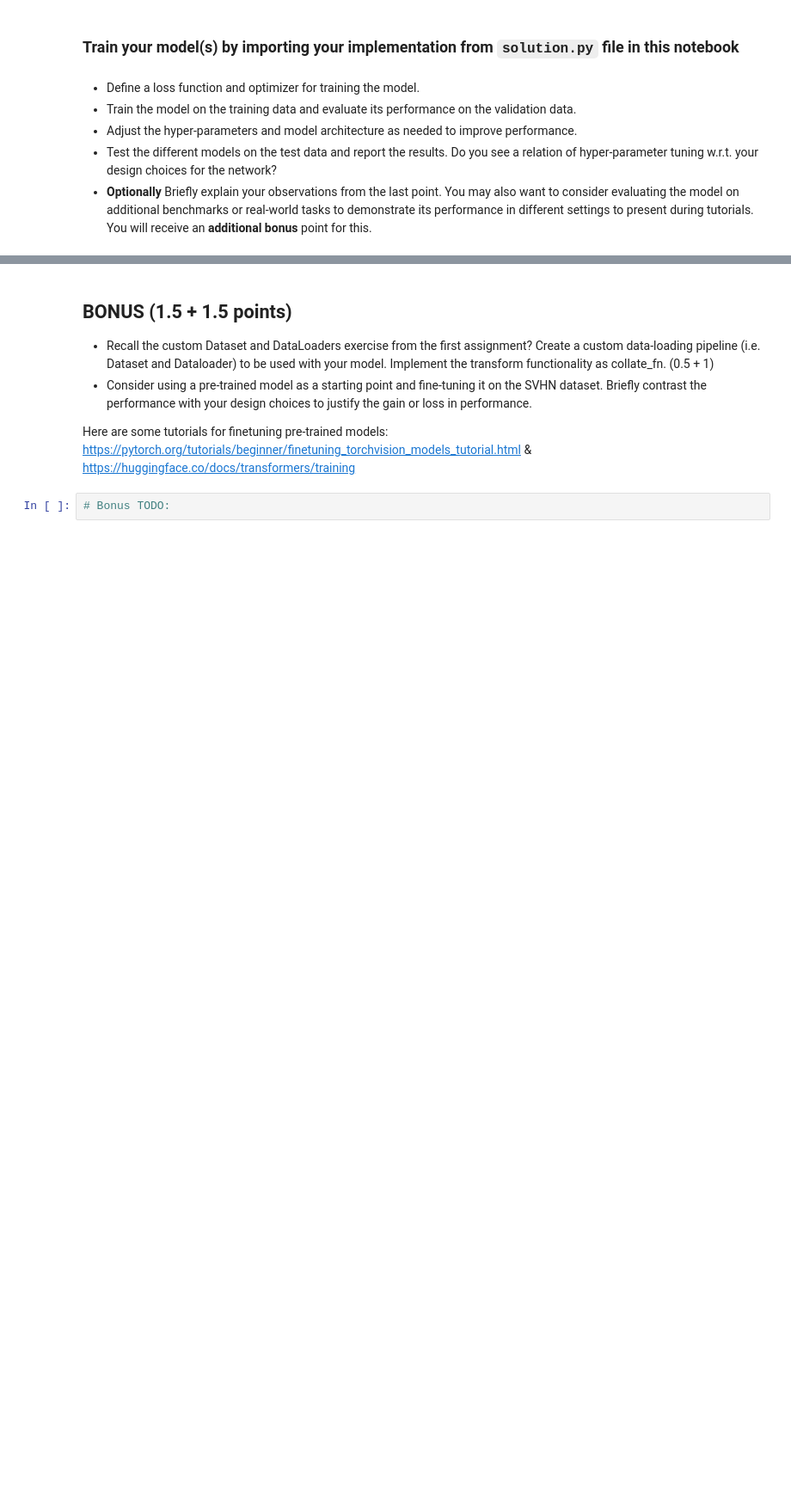
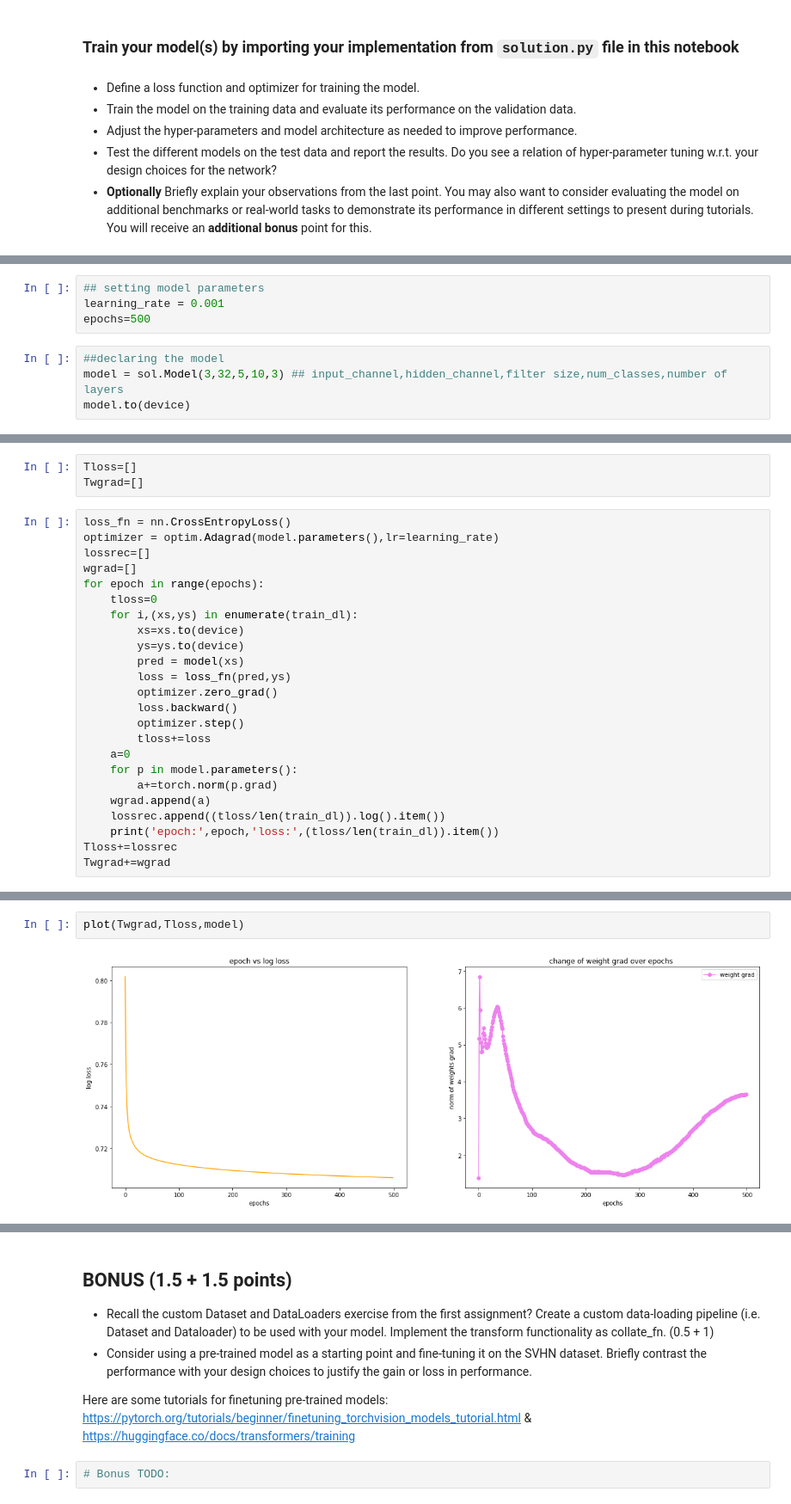
Before and after one commit to subratkishoredutta/NNTI-assignments, a Jupyter notebook: week9/NNTI_Exercise_9_2.ipynb, the cells around one changed output, grey strips where cells are left out. Shown at 86% size. Saved outputs shown, nothing was run; the diff lists cells and outputs as text; blank space fills up the shorter version.

```diff
--- a/week9/NNTI_Exercise_9_2.ipynb
+++ b/week9/NNTI_Exercise_9_2.ipynb
@@ -66,0 +126,8 @@
+# %%
+## setting model parameters
+learning_rate = 0.001
+epochs=500
+# %%
+##declaring the model
+model = sol.Model(3,32,5,10,3) ## input_channel,hidden_channel,filter size,num_classes,number of layers
+model.to(device)
@@ -66,0 +152,27 @@
+# %%
+Tloss=[]
+Twgrad=[]
+# %%
+loss_fn = nn.CrossEntropyLoss()
+optimizer = optim.Adagrad(model.parameters(),lr=learning_rate)
+lossrec=[]
+wgrad=[]
+for epoch in range(epochs):
+    tloss=0
+    for i,(xs,ys) in enumerate(train_dl):
+        xs=xs.to(device)
+        ys=ys.to(device)
+        pred = model(xs)
+        loss = loss_fn(pred,ys)
+        optimizer.zero_grad()
+        loss.backward()
+        optimizer.step()
+        tloss+=loss
+    a=0
+    for p in model.parameters():
+        a+=torch.norm(p.grad)
+    wgrad.append(a)
+    lossrec.append((tloss/len(train_dl)).log().item())
+    print('epoch:',epoch,'loss:',(tloss/len(train_dl)).item())
+Tloss+=lossrec
+Twgrad+=wgrad
@@ -66,0 +197,4 @@
+# %%
+plot(Twgrad,Tloss,model)
+# %% [output]
+[figure, added]
```
Also changed, not shown: parts of 13 cells of this notebook, 1 other file.
